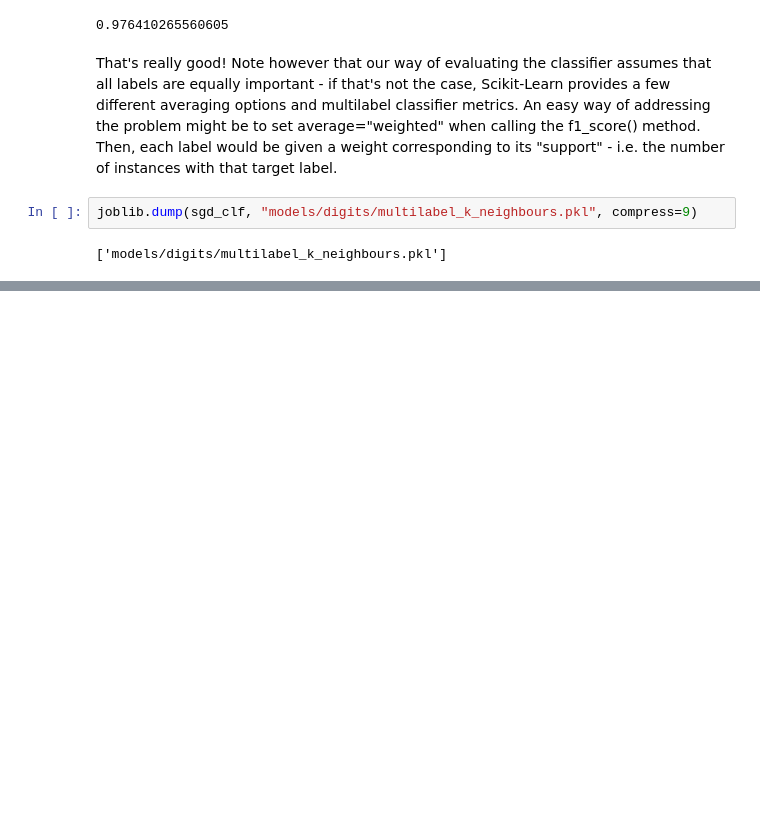
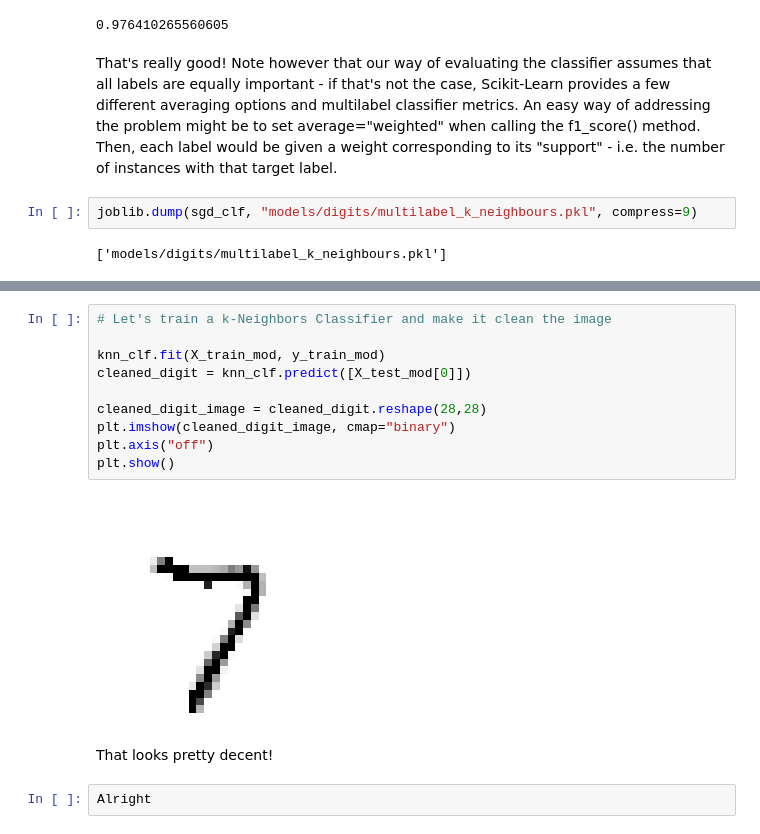
Before and after one commit to larswe/ml-shenanigans, a Jupyter notebook: Digits.ipynb, the cells around one changed output, grey strips where cells are left out. Saved outputs shown, nothing was run; the diff lists cells and outputs as text; blank space fills up the shorter version.

```diff
--- a/Digits.ipynb
+++ b/Digits.ipynb
@@ -639,0 +666,16 @@ joblib.dump(sgd_clf, "models/digits/multilabel_k_neighbours.pkl", compress=9)
+# %%
+# Let's train a k-Neighbors Classifier and make it clean the image
+
+knn_clf.fit(X_train_mod, y_train_mod)
+cleaned_digit = knn_clf.predict([X_test_mod[0]])
+
+cleaned_digit_image = cleaned_digit.reshape(28,28)
+plt.imshow(cleaned_digit_image, cmap="binary")
+plt.axis("off")
+plt.show()
+# %% [output]
+[figure, added]
+# %% [markdown]
+That looks pretty decent!
+# %%
+Alright
```
Also changed, not shown: parts of 3 cells of this notebook.
